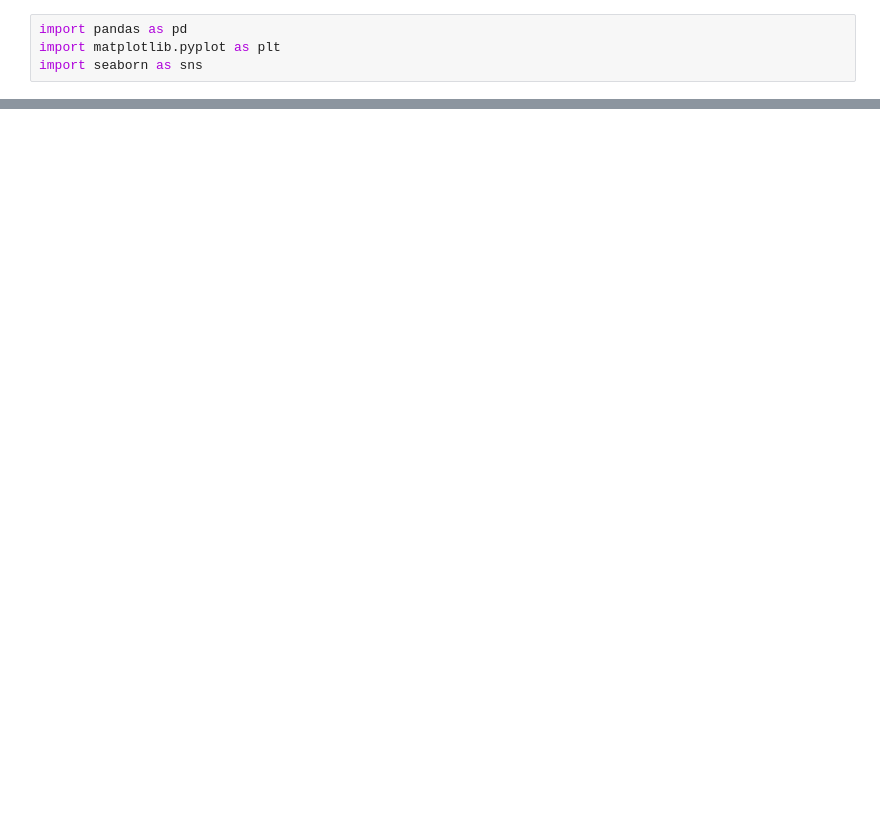
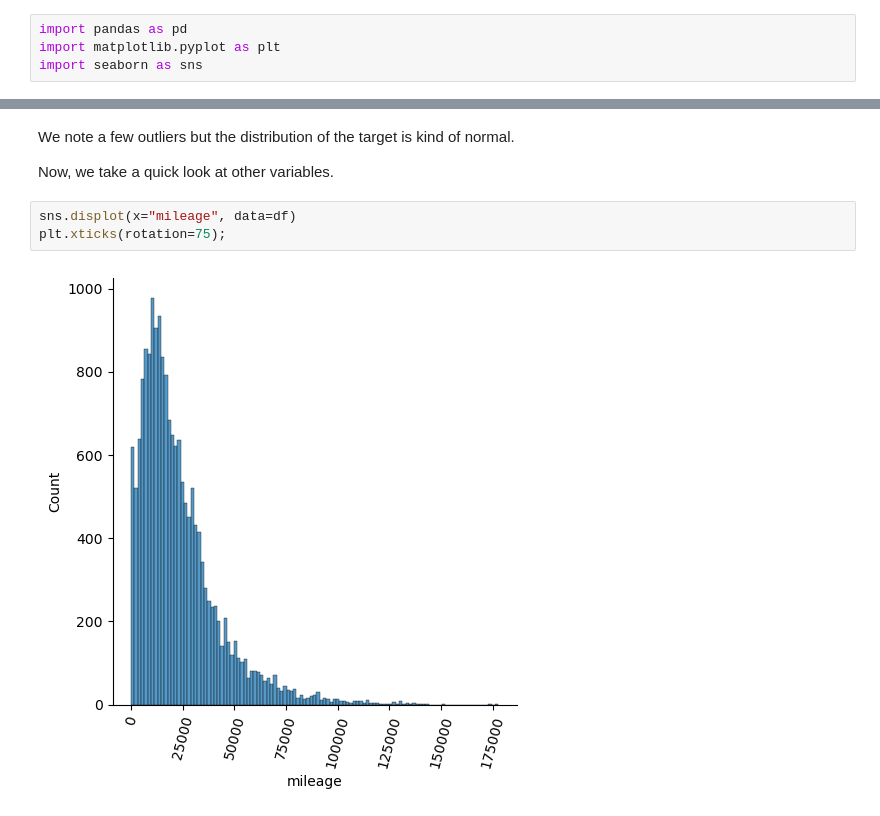
Before and after one commit to lilianabs/fastapi-car-price-pred, a Jupyter notebook: notebooks/eda.ipynb, the cells around one changed output, grey strips where cells are left out. Saved outputs shown, nothing was run; the diff lists cells and outputs as text; blank space fills up the shorter version.

```diff
--- a/notebooks/eda.ipynb
+++ b/notebooks/eda.ipynb
@@ -82,0 +60,9 @@ df['price'].plot()
+# %% [markdown]
+We note a few outliers but the distribution of the target is kind of normal.
+
+Now, we take a quick look at other variables.
+# %%
+sns.displot(x="mileage", data=df)
+plt.xticks(rotation=75);
+# %% [output]
+[figure, added]
```
Also changed, not shown: parts of 33 cells of this notebook, 2 other files.
